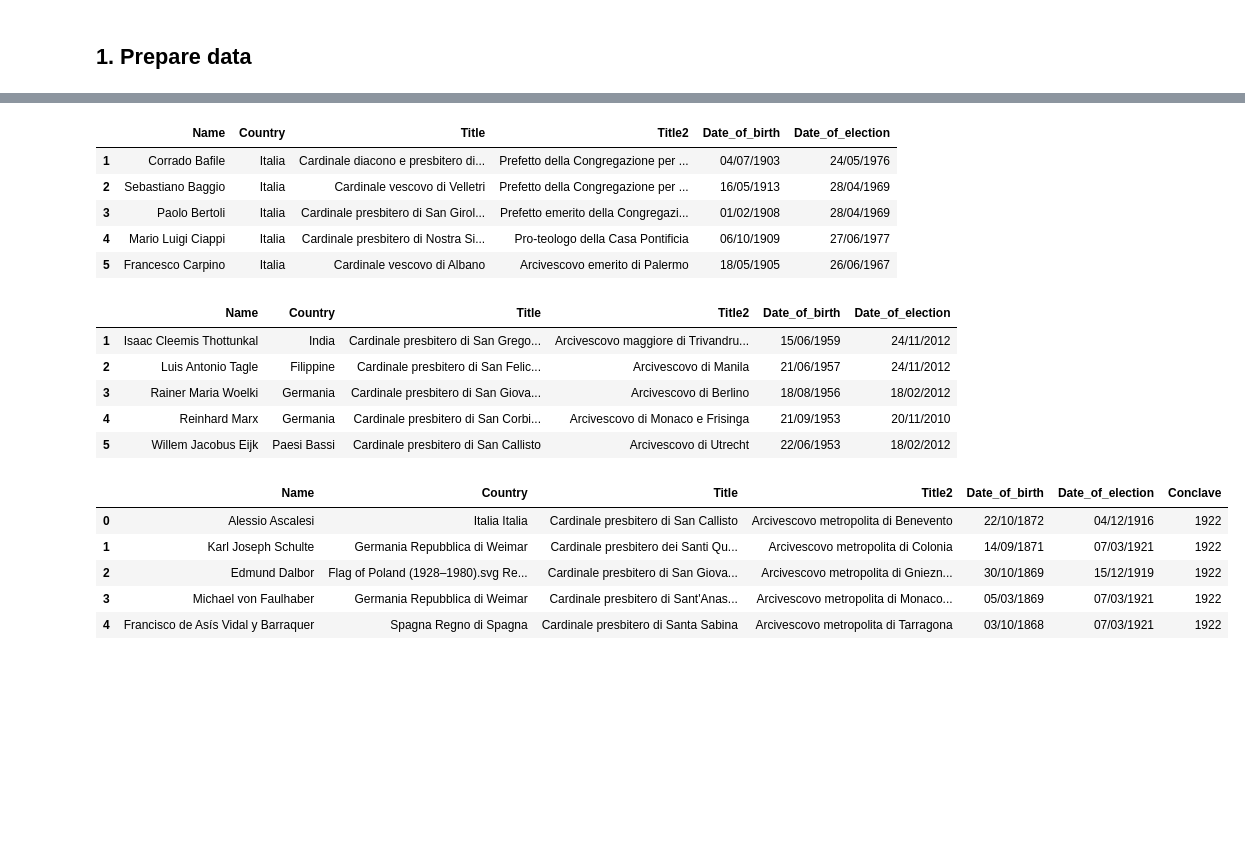
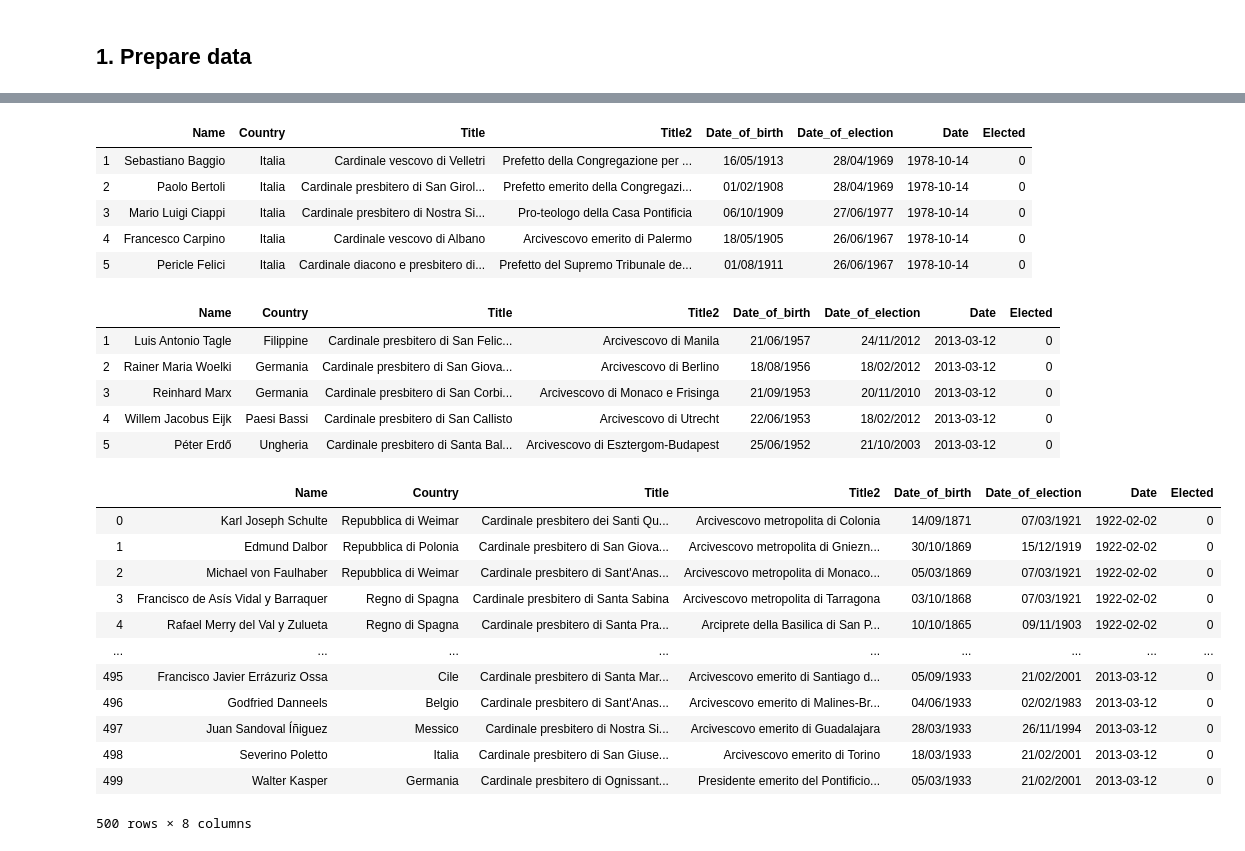
Before and after one commit to kozlowski-j/conclave_predict, a Jupyter notebook: Get participants.ipynb, the cells around one changed output, grey strips where cells are left out. Drawn from its saved outputs; the diff is of its cells as text; code cells hidden in the pictures; blank space fills up the shorter version.

```diff
--- a/Get participants.ipynb
+++ b/Get participants.ipynb
@@ -56,14 +80,17 @@ participants_1958.head()
 # %%
 url_1978_2 = "https://it.wikipedia.org/wiki/Conclave_dell%27ottobre_1978"
-participants_1978_2 = pd.read_html(url_1978_2)[3]
+participants_1978_2 = pd.read_html(url_1978_2, parse_dates = True)[3]
 participants_1978_2 = participants_1978_2[participants_1978_2.index.isin(participants_1978_2.index[1:])]
 participants_1978_2.columns = col_names
+participants_1978_1 = participants_1978_2
+participants_1978_2['Date'] = pd.to_datetime('14/10/1978', format = '%d/%m/%Y')
+participants_1978_2['Elected'] = participants_1978_2['Name'].apply(lambda x: 1 if x == 'Karol Wojtyła' else 0)
 # %%
 participants_1978_2.head()
 # %% [output]
-|  | Name | Country | Title | Title2 | Date_of_birth | Date_of_election |
-| 1 | Corrado Bafile | Italia | Cardinale diacono e presbitero di... | Prefetto della Congregazione per ... | 04/07/1903 | 24/05/1976 |
-| 2 | Sebastiano Baggio | Italia | Cardinale vescovo di Velletri | Prefetto della Congregazione per ... | 16/05/1913 | 28/04/1969 |
-| 3 | Paolo Bertoli | Italia | Cardinale presbitero di San Girol... | Prefetto emerito della Congregazi... | 01/02/1908 | 28/04/1969 |
-| 4 | Mario Luigi Ciappi | Italia | Cardinale presbitero di Nostra Si... | Pro-teologo della Casa Pontificia | 06/10/1909 | 27/06/1977 |
-| 5 | Francesco Carpino | Italia | Cardinale vescovo di Albano | Arcivescovo emerito di Palermo | 18/05/1905 | 26/06/1967 |
+|  | Name | Country | Title | Title2 | Date_of_birth | Date_of_election | Date | Elected |
+| 1 | Sebastiano Baggio | Italia | Cardinale vescovo di Velletri | Prefetto della Congregazione per ... | 16/05/1913 | 28/04/1969 | 1978-10-14 | 0 |
+| 2 | Paolo Bertoli | Italia | Cardinale presbitero di San Girol... | Prefetto emerito della Congregazi... | 01/02/1908 | 28/04/1969 | 1978-10-14 | 0 |
+| 3 | Mario Luigi Ciappi | Italia | Cardinale presbitero di Nostra Si... | Pro-teologo della Casa Pontificia | 06/10/1909 | 27/06/1977 | 1978-10-14 | 0 |
+| 4 | Francesco Carpino | Italia | Cardinale vescovo di Albano | Arcivescovo emerito di Palermo | 18/05/1905 | 26/06/1967 | 1978-10-14 | 0 |
+| 5 | Pericle Felici | Italia | Cardinale diacono e presbitero di... | Prefetto del Supremo Tribunale de... | 01/08/1911 | 26/06/1967 | 1978-10-14 | 0 |
@@ -70,16 +108,25 @@ participants_1978_2.head()
+# %%
+url_2005 = "https://it.wikipedia.org/wiki/Conclave_del_2005"
+participants_2005 = pd.read_html(url_2005)[9]
+participants_2005 = participants_2005[participants_2005.index.isin(participants_2005.index[1:])]
+participants_2005.columns = col_names
+participants_2005['Date'] = pd.to_datetime('19/04/2005', format = '%d/%m/%Y')
+participants_2005['Elected'] = participants_2005['Name'].apply(lambda x: 1 if x == 'Joseph Ratzinger' else 0)
 # %%
 url_2013 = "https://it.wikipedia.org/wiki/Conclave_del_2013"
 participants_2013 = pd.read_html(url_2013)[2]
 participants_2013 = participants_2013[participants_2013.index.isin(participants_2013.index[1:])]
 participants_2013.columns = col_names
+participants_2013['Date'] = pd.to_datetime('12/03/2013', format = '%d/%m/%Y')
+participants_2013['Elected'] = participants_2013['Name'].apply(lambda x: 1 if x == 'Jorge Mario Bergoglio' else 0)
 # %%
 participants_2013.head()
 # %% [output]
-|  | Name | Country | Title | Title2 | Date_of_birth | Date_of_election |
-| 1 | Isaac Cleemis Thottunkal | India | Cardinale presbitero di San Grego... | Arcivescovo maggiore di Trivandru... | 15/06/1959 | 24/11/2012 |
-| 2 | Luis Antonio Tagle | Filippine | Cardinale presbitero di San Felic... | Arcivescovo di Manila | 21/06/1957 | 24/11/2012 |
-| 3 | Rainer Maria Woelki | Germania | Cardinale presbitero di San Giova... | Arcivescovo di Berlino | 18/08/1956 | 18/02/2012 |
-| 4 | Reinhard Marx | Germania | Cardinale presbitero di San Corbi... | Arcivescovo di Monaco e Frisinga | 21/09/1953 | 20/11/2010 |
-| 5 | Willem Jacobus Eijk | Paesi Bassi | Cardinale presbitero di San Callisto | Arcivescovo di Utrecht | 22/06/1953 | 18/02/2012 |
+|  | Name | Country | Title | Title2 | Date_of_birth | Date_of_election | Date | Elected |
+| 1 | Luis Antonio Tagle | Filippine | Cardinale presbitero di San Felic... | Arcivescovo di Manila | 21/06/1957 | 24/11/2012 | 2013-03-12 | 0 |
+| 2 | Rainer Maria Woelki | Germania | Cardinale presbitero di San Giova... | Arcivescovo di Berlino | 18/08/1956 | 18/02/2012 | 2013-03-12 | 0 |
+| 3 | Reinhard Marx | Germania | Cardinale presbitero di San Corbi... | Arcivescovo di Monaco e Frisinga | 21/09/1953 | 20/11/2010 | 2013-03-12 | 0 |
+| 4 | Willem Jacobus Eijk | Paesi Bassi | Cardinale presbitero di San Callisto | Arcivescovo di Utrecht | 22/06/1953 | 18/02/2012 | 2013-03-12 | 0 |
+| 5 | Péter Erdő | Ungheria | Cardinale presbitero di Santa Bal... | Arcivescovo di Esztergom-Budapest | 25/06/1952 | 21/10/2003 | 2013-03-12 | 0 |
 # %%
-conclave_part_list = [participants_1922, participants_1939, participants_1958, participants_1978_2, participants_2013]
+conclave_part_list = [participants_1922, participants_1939, participants_1958, participants_1978_2, participants_2005, participants_2013]
@@ -92,12 +133,19 @@ participants_2013['Conclave'] = 2013
 # %%
-participants = pd.concat(conclave_part_list, axis=0)
-participants.head()
+participants = pd.concat(conclave_part_list, axis=0).reset_index(drop=True)
+participants
 # %% [output]
-|  | Name | Country | Title | Title2 | Date_of_birth | Date_of_election | Conclave |
-| 0 | Alessio Ascalesi | Italia Italia | Cardinale presbitero di San Callisto | Arcivescovo metropolita di Benevento | 22/10/1872 | 04/12/1916 | 1922 |
-| 1 | Karl Joseph Schulte | Germania Repubblica di Weimar | Cardinale presbitero dei Santi Qu... | Arcivescovo metropolita di Colonia | 14/09/1871 | 07/03/1921 | 1922 |
-| 2 | Edmund Dalbor | Flag of Poland (1928–1980).svg Re... | Cardinale presbitero di San Giova... | Arcivescovo metropolita di Gniezn... | 30/10/1869 | 15/12/1919 | 1922 |
-| 3 | Michael von Faulhaber | Germania Repubblica di Weimar | Cardinale presbitero di Sant'Anas... | Arcivescovo metropolita di Monaco... | 05/03/1869 | 07/03/1921 | 1922 |
-| 4 | Francisco de Asís Vidal y Barraquer | Spagna Regno di Spagna | Cardinale presbitero di Santa Sabina | Arcivescovo metropolita di Tarragona | 03/10/1868 | 07/03/1921 | 1922 |
+|  | Name | Country | Title | Title2 | Date_of_birth | Date_of_election | Date | Elected |
+| 0 | Karl Joseph Schulte | Repubblica di Weimar | Cardinale presbitero dei Santi Qu... | Arcivescovo metropolita di Colonia | 14/09/1871 | 07/03/1921 | 1922-02-02 | 0 |
+| 1 | Edmund Dalbor | Repubblica di Polonia | Cardinale presbitero di San Giova... | Arcivescovo metropolita di Gniezn... | 30/10/1869 | 15/12/1919 | 1922-02-02 | 0 |
+| 2 | Michael von Faulhaber | Repubblica di Weimar | Cardinale presbitero di Sant'Anas... | Arcivescovo metropolita di Monaco... | 05/03/1869 | 07/03/1921 | 1922-02-02 | 0 |
+| 3 | Francisco de Asís Vidal y Barraquer | Regno di Spagna | Cardinale presbitero di Santa Sabina | Arcivescovo metropolita di Tarragona | 03/10/1868 | 07/03/1921 | 1922-02-02 | 0 |
+| 4 | Rafael Merry del Val y Zulueta | Regno di Spagna | Cardinale presbitero di Santa Pra... | Arciprete della Basilica di San P... | 10/10/1865 | 09/11/1903 | 1922-02-02 | 0 |
+| ... | ... | ... | ... | ... | ... | ... | ... | ... |
+| 495 | Francisco Javier Errázuriz Ossa | Cile | Cardinale presbitero di Santa Mar... | Arcivescovo emerito di Santiago d... | 05/09/1933 | 21/02/2001 | 2013-03-12 | 0 |
+| 496 | Godfried Danneels | Belgio | Cardinale presbitero di Sant'Anas... | Arcivescovo emerito di Malines-Br... | 04/06/1933 | 02/02/1983 | 2013-03-12 | 0 |
+| 497 | Juan Sandoval Íñiguez | Messico | Cardinale presbitero di Nostra Si... | Arcivescovo emerito di Guadalajara | 28/03/1933 | 26/11/1994 | 2013-03-12 | 0 |
+| 498 | Severino Poletto | Italia | Cardinale presbitero di San Giuse... | Arcivescovo emerito di Torino | 18/03/1933 | 21/02/2001 | 2013-03-12 | 0 |
+| 499 | Walter Kasper | Germania | Cardinale presbitero di Ognissant... | Presidente emerito del Pontificio... | 05/03/1933 | 21/02/2001 | 2013-03-12 | 0 |
+500 rows × 8 columns
 # %%
 participants.to_pickle('conclave_participants.pkl')
```
Also changed, not shown: parts of 21 cells of this notebook, 2 other files.
